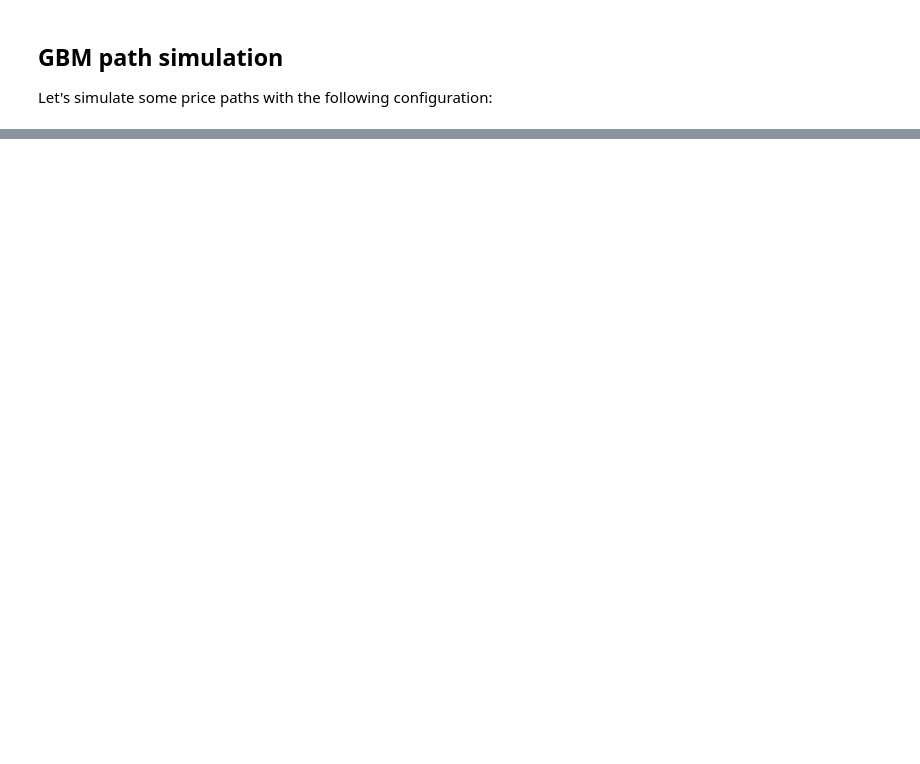
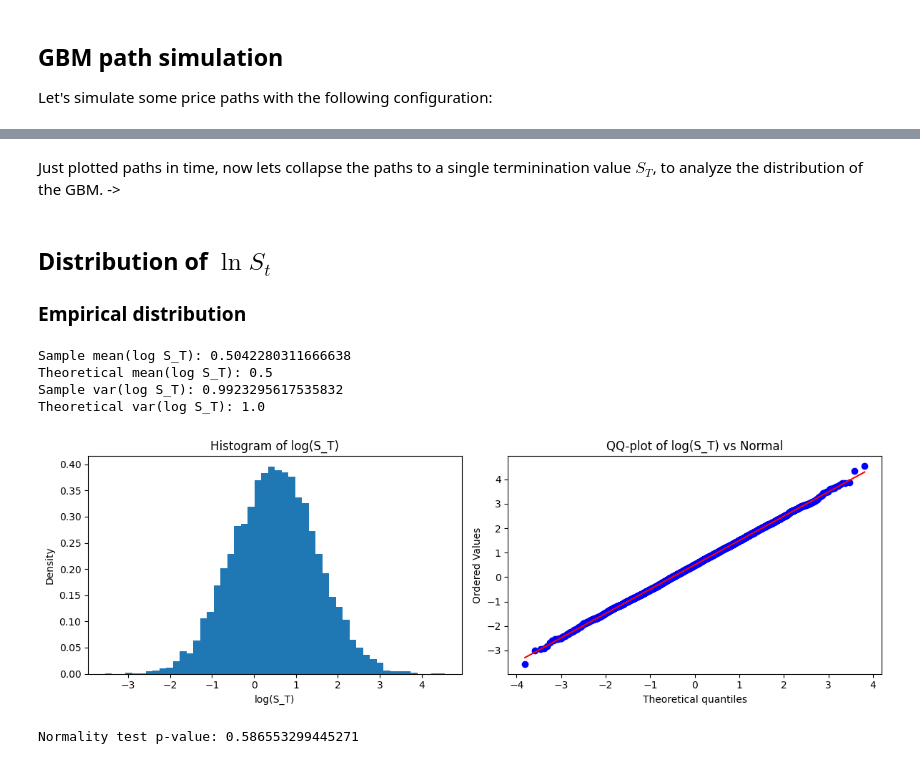
Before and after one commit to willemk-stack/option-pricing-library, a Jupyter notebook: notebooks/02_gbm_and_logreturns.ipynb, the cells around one changed output, grey strips where cells are left out. Cells and saved outputs as stored; diff of their text form; code cells hidden in the pictures; blank space fills up the shorter version.

```diff
--- a/notebooks/02_gbm_and_logreturns.ipynb
+++ b/notebooks/02_gbm_and_logreturns.ipynb
@@ -91,0 +92,53 @@ plt.show()
+# %% [markdown]
+Just plotted paths in time, now lets collapse the paths to a single terminination value $S_T$, to analyze the distribution of the GBM. ->
+# %% [markdown]
+## Distribution of $\ln S_t$
+### Empirical distribution
+# %%
+import numpy as np
+import matplotlib.pyplot as plt
+from scipy import stats
+
+# Assuming you already have:
+# GBM_paths, S0, mu, sigma, T, n_steps, dt
+
+log_S_T = np.log(GBM_paths[:, -1])  # log of terminal GBM values
+
+# 1) Compare sample mean/var of log(S_T) with theory
+sample_mean = np.mean(log_S_T)
+sample_var  = np.var(log_S_T, ddof=1)
+
+theo_mean = np.log(S0) + (mu - 0.5 * sigma**2) * T
+theo_var  = sigma**2 * T
+
+print("Sample mean(log S_T):", sample_mean)
+print("Theoretical mean(log S_T):", theo_mean)
+print("Sample var(log S_T):", sample_var)
+print("Theoretical var(log S_T):", theo_var)
+
+# 2) Plot histogram and QQ-plot side by side
+fig, axes = plt.subplots(1, 2, figsize=(12, 4))
+
+# Left: histogram of log(S_T)
+axes[0].hist(log_S_T, bins=50, density=True)
+axes[0].set_xlabel("log(S_T)")
+axes[0].set_ylabel("Density")
+axes[0].set_title("Histogram of log(S_T)")
+
+# Right: QQ-plot of log(S_T) vs normal
+stats.probplot(log_S_T, dist="norm", plot=axes[1])
+axes[1].set_title("QQ-plot of log(S_T) vs Normal")
+
+plt.tight_layout()
+plt.show()
+
+# 3) Formal normality test (D’Agostino & Pearson)
+k2, p_value = stats.normaltest(log_S_T)
+print("Normality test p-value:", p_value)
+# %% [output]
+Sample mean(log S_T): 0.5042280311666638
+Theoretical mean(log S_T): 0.5
+Sample var(log S_T): 0.9923295617535832
+Theoretical var(log S_T): 1.0
+[figure, added]
+Normality test p-value: 0.586553299445271
```
Also changed, not shown: parts of 13 cells of this notebook, 2 other files.
